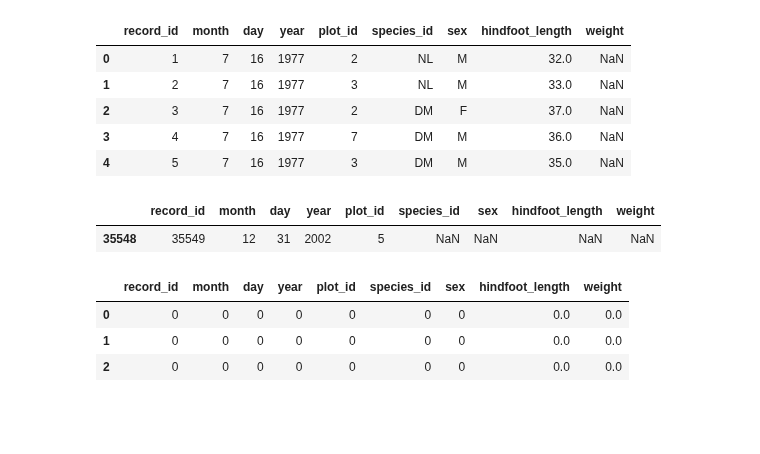
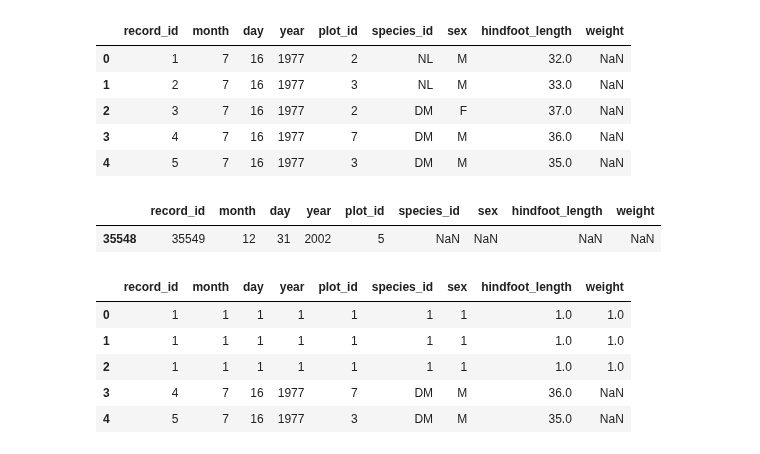
Before and after one commit to calculquebec/cq-formation-analyse-visualisation-python, a Jupyter notebook: Analyse et visualisation en Python 20170207.ipynb, the cells around one changed output. Cells and saved outputs as stored; diff of their text form; code cells hidden in the pictures; blank space fills up the shorter version.

```diff
--- a/Analyse et visualisation en Python 20170207.ipynb
+++ b/Analyse et visualisation en Python 20170207.ipynb
@@ -344,12 +344,16 @@ surveys_df[-1:]
 # %% [output]
 |  | record_id | month | day | year | plot_id | species_id | sex | hindfoot_length | weight |
 | 35548 | 35549 | 12 | 31 | 2002 | 5 | NaN | NaN | NaN | NaN |
+# %%
+surveys_copy = surveys_df
 # %%
-surveys_df[0:3] = 0
+surveys_copy[0:3] = 1
-# %%
-surveys_df[0:3]
-# %% [output]
-|  | record_id | month | day | year | plot_id | species_id | sex | hindfoot_length | weight |
-| 0 | 0 | 0 | 0 | 0 | 0 | 0 | 0 | 0.0 | 0.0 |
-| 1 | 0 | 0 | 0 | 0 | 0 | 0 | 0 | 0.0 | 0.0 |
-| 2 | 0 | 0 | 0 | 0 | 0 | 0 | 0 | 0.0 | 0.0 |
+# %%
+surveys_copy.head()
+# %% [output]
+|  | record_id | month | day | year | plot_id | species_id | sex | hindfoot_length | weight |
+| 0 | 1 | 1 | 1 | 1 | 1 | 1 | 1 | 1.0 | 1.0 |
+| 1 | 1 | 1 | 1 | 1 | 1 | 1 | 1 | 1.0 | 1.0 |
+| 2 | 1 | 1 | 1 | 1 | 1 | 1 | 1 | 1.0 | 1.0 |
+| 3 | 4 | 7 | 16 | 1977 | 7 | DM | M | 36.0 | NaN |
+| 4 | 5 | 7 | 16 | 1977 | 3 | DM | M | 35.0 | NaN |
```
Also changed, not shown: parts of 1 cell of this notebook.
